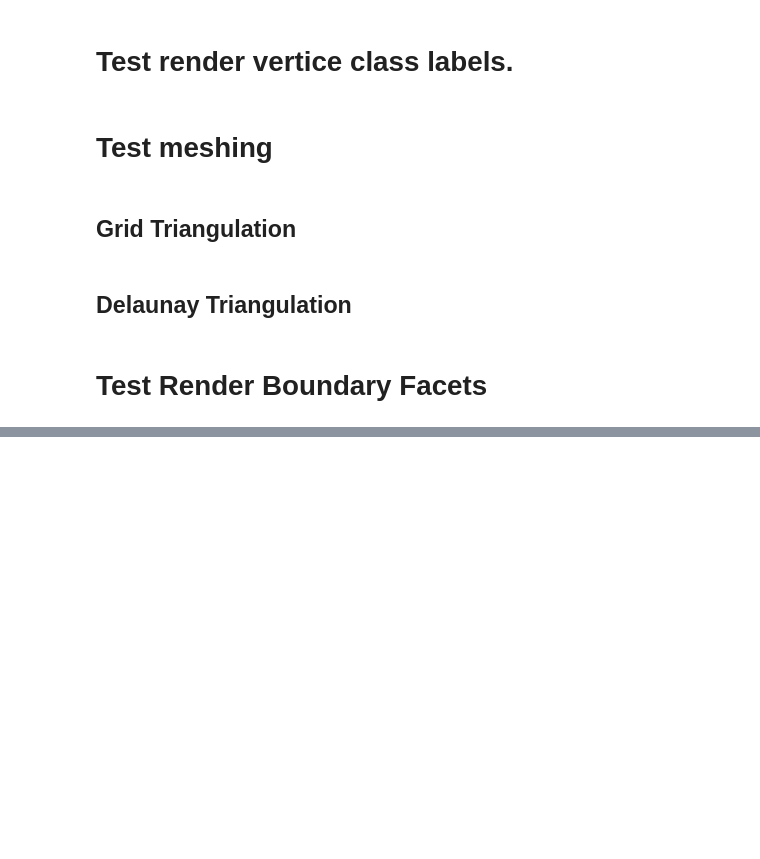
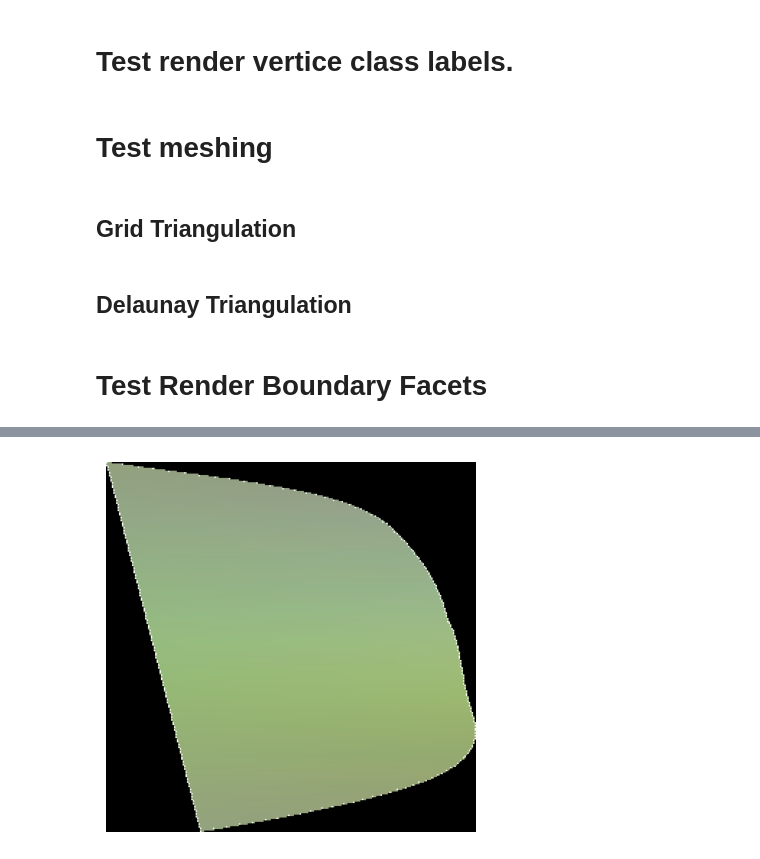
Before and after one commit to JackZhouSz/garmagenet-impl, a Jupyter notebook: notebooks/test_scripts.ipynb, the cells around one changed output, grey strips where cells are left out. Saved outputs shown, nothing was run; the diff lists cells and outputs as text; code cells hidden in the pictures; blank space fills up the shorter version.

```diff
--- a/notebooks/test_scripts.ipynb
+++ b/notebooks/test_scripts.ipynb
@@ -8,7 +8,7 @@ sys.path.insert(0, os.path.abspath('..'))
 
 from data_process.geometry_utils.obj import read_obj
 
-mesh_fp = '../resources/examples/0000/0000.obj'
+mesh_fp = '../resources/examples/objs/0000/0000.obj'
 mesh_obj = read_obj(mesh_fp)
 
 print('*** verts: ', mesh_obj.points.shape, mesh_obj.points.max(axis=0), mesh_obj.points.min(axis=0))
@@ -1460,45 +1489,83 @@ for idx in range(1, 6):
 import os
 import sys
 
+import torch
+
+import numpy as np
+
+import json
+import igl
+
+from glob import glob
 import random
 
-from glob import glob
+from matplotlib import pyplot as plt
 
 PROJ_ROOT = os.path.abspath('..')
-print(PROJ_ROOT)
 sys.path.insert(0, PROJ_ROOT)
+sys.path.insert(0, os.path.join(PROJ_ROOT, 'data_process'))
 
-from data_process.geometry_utils.obj import read_obj
+import nvdiffrast.torch as dr
+from geometry_utils.obj import read_obj
+from process_sxd import prepare_surf_data
 
-data_roots = [
-    "\\\\192.168.29.222\\Share\\工程数据Q1\\objs_with_stitch",
-    # "\\\\192.168.29.222\\Share\\工程数据Q2\\objs"
-    ]
-all_items = []
+def _pad_arr(arr, pad_size=5):
+    return np.pad(arr, ((pad_size, pad_size), (pad_size, pad_size), (0, 0)), mode='constant', constant_values=0)
 
-print(">>> Locating data items...")
-for data_root in data_roots:
-    cur_items = glob(os.path.join(data_root, '**', '*.obj'), recursive=True)
-    cur_items = [os.path.dirname(x) for x in cur_items]
-    all_items += cur_items
-    print("%d items in %s."%(len(cur_items), data_root))
+# data_roots = [
+#     "\\\\192.168.29.222\\Share\\工程数据Q1\\objs",
+#     # "\\\\192.168.29.222\\Share\\工程数据Q2_objs"
+#     ]
+# all_items = []
 
-data_fp = random.choice(all_items)
-print(">>> Sampled Data: ", data_fp)
+# print(">>> Locating data items...")
+# for data_root in data_roots:
+#     cur_items = glob(os.path.join(data_root, '**', 'pattern.json'), recursive=True)
+#     cur_items = [os.path.dirname(x) for x in cur_items]
+#     all_items += cur_items
+#     print("%d items in %s."%(len(cur_items), data_root))
+# print('[DONE] locating data items, total %d items.'%(len(all_items)))
 
+# data_fp = random.choice(all_items)
+# print('>>> Randomly selected data item: ', data_fp)
+
+_RESO = 256
+_GLOBAL_SCALE = 2000.0
+_GLOBAL_OFFSET = np.array([0.0, 1000.0, 0.0])
+
+data_fp = "\\\\192.168.29.222\\Share\\工程数据Q1\\objs\\仅工程类\\0306\\阙志华\\合体一片袖交叉门襟木耳边连衣裙"
 mesh_fp = os.path.join(data_fp, os.path.basename(data_fp)+'.obj')
 pattern_fp = os.path.join(data_fp, 'pattern.json')
 
+print('>>> Loading mesh: ', mesh_fp)
 mesh_obj = read_obj(mesh_fp)
-print(mesh_obj.field_data.keys(), mesh_obj.field_data['obj:vertex_pairs'].shape)
-# print(mesh_obj.field_data['obj:vertex_pairs'])
-# for key in mesh_obj.field_data:
-#     print(key, type(mesh_obj.field_data[key]), len(mesh_obj.field_data[key]))
+with open(pattern_fp, 'r', encoding='utf-8') as f: pattern_spec = json.load(f)
 
-# with open(pattern_fp, 'r', encoding='utf-8') as f: pattern_spec = json.load(f)
+glctx = dr.RasterizeCudaContext()
 
-# # Extract stitch pairs from pattern spec
-# stitch_pairs = []
-# for stitch in pattern_spec['stitches']:
-#     stitch_pairs.append((stitch['start'], stitch['end']))
+panel_ids, panel_cls, surf_pnts, surf_uvs, surf_norms, surf_mask, boundary_verts, boundary_verts_uv = prepare_surf_data(
+    glctx, mesh_obj, pattern_spec, reso=_RESO)
+
+surf_pnts = (surf_pnts - _GLOBAL_OFFSET[None, None, None, :]) / (_GLOBAL_SCALE * 0.5)
+surf_pnts = (surf_pnts + 1.0) * 0.5 * surf_mask
+print(np.max(surf_pnts), np.min(surf_pnts))
+
+for idx in range(len(panel_ids)):
+
+    _surf_pnts = surf_pnts[idx]
+    _bverts = boundary_verts[idx]
+    _bverts_uv = boundary_verts_uv[idx]
+    _bverts_uv = np.round(_bverts_uv * (_RESO-1)).astype(np.int32)
+
+    _surf_pnts[_bverts_uv[:, 1], _bverts_uv[:, 0], :] = 1.0
+
+    print(surf_pnts[idx].shape, surf_pnts.min(), surf_pnts.max())
+    padded_pnts = surf_pnts[idx]
+    print(surf_pnts[idx].shape, padded_pnts.shape)
+    plt.imshow(padded_pnts)
+
+    plt.axis('off')
+    plt.show()
+
+    break
 # %% [output]
@@ -1516,0 +1589 @@ dict_keys(['obj:group_tags', 'obj:vertex_pairs']) (571, 2)
+[figure, added]
```
Also changed, not shown: parts of 8 cells of this notebook, 7 other files.
